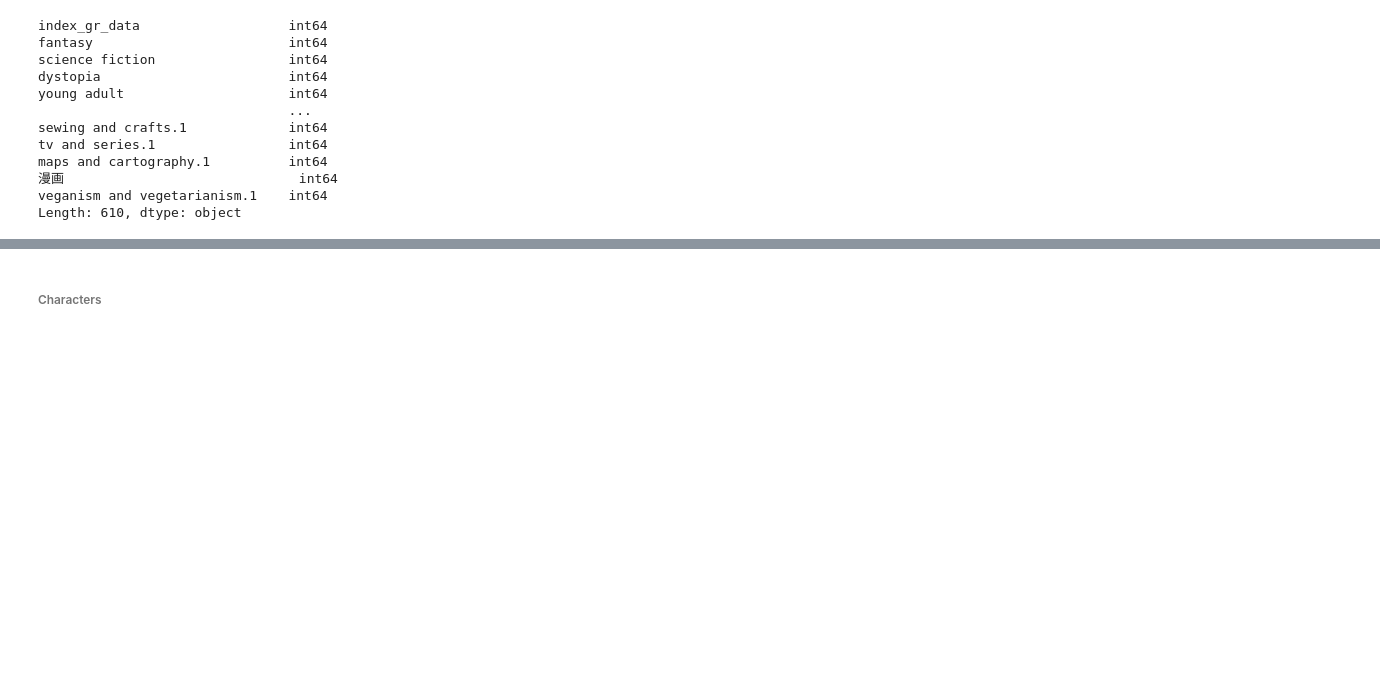
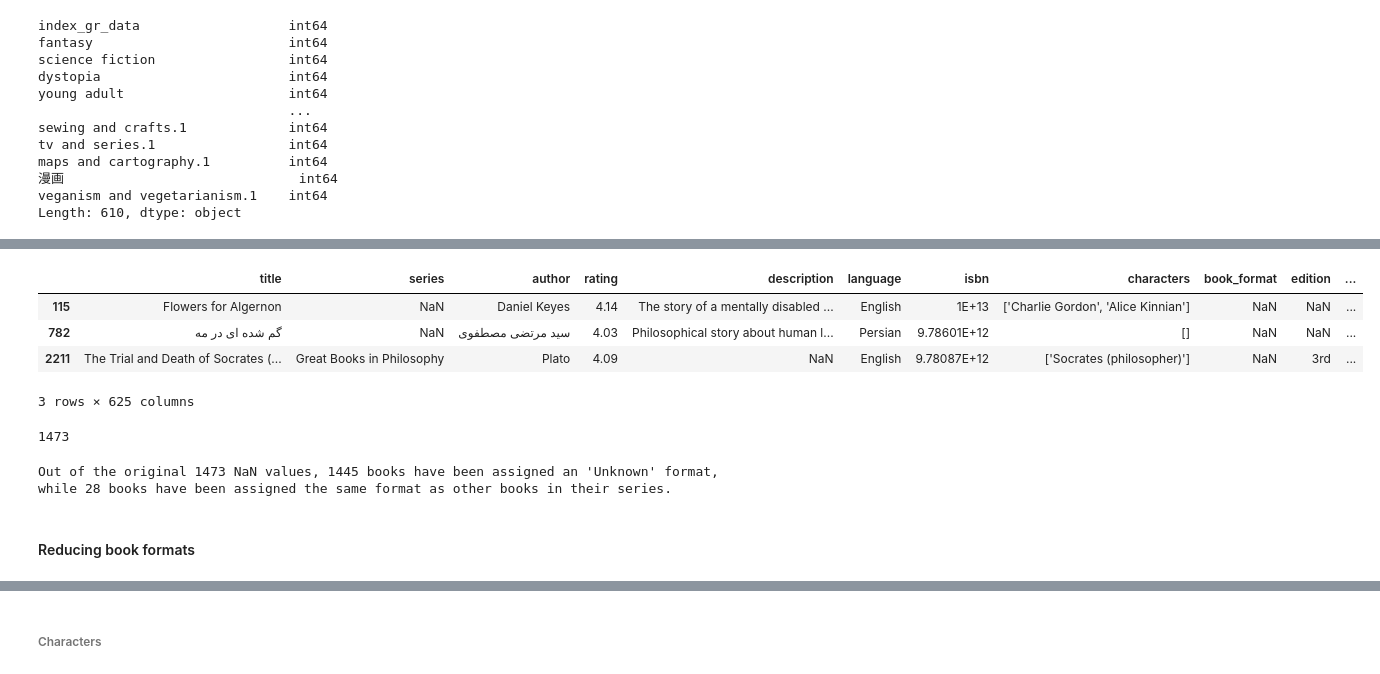
Before and after one commit to alleida23/Final_Project, a Jupyter notebook: goodreads_data.ipynb, the cells around one changed output, grey strips where cells are left out. Saved outputs shown, nothing was run; the diff lists cells and outputs as text; code cells hidden in the pictures; blank space fills up the shorter version.

Commit message:
book format done

```diff
--- a/goodreads_data.ipynb
+++ b/goodreads_data.ipynb
@@ -654,4 +672,0 @@ len(gr_data['book_format'].value_counts(dropna=False))
-# %%
-to_graphic = ['Comics', 'Digital Comic','webtoon','Graphic Novels', 'Comic']
-
-gr_data['book_format'] = gr_data['book_format'].replace(to_replace=to_graphic, value='Comic & Graphic Novel')
@@ -660,4 +672,0 @@ len(gr_data['book_format'].value_counts(dropna=False))
-# %%
-to_boardbook = ['Board book', 'Board']
-
-gr_data['book_format'] = gr_data['book_format'].replace(to_replace=to_boardbook, value='Board Book')
@@ -666,4 +672,0 @@ len(gr_data['book_format'].value_counts(dropna=False))
-# %%
-to_specialed = ['Leather Bound','cloth','Broschiert','Bonded Leather','Gebunden','revised edition','Gebundene Ausgabe']
-
-gr_data['book_format'] = gr_data['book_format'].replace(to_replace=to_specialed, value='Special Edition')
@@ -672,5 +672,0 @@ len(gr_data['book_format'].value_counts(dropna=False))
-# %%
-# Replacing all other formats to 'Other formats'
-to_other_format = [f for f in gr_data['book_format'].unique() if f not in ['Paperback', 'Hardcover','Ebook_Online', 'Audio', 'Board Book', 'Special Edition', 'Comic & Graphic Novel', 'Boxset']]
-
-gr_data['book_format'] = gr_data['book_format'].replace(to_replace=to_other_format, value='Other Format')
@@ -682,0 +673,9 @@ gr_data['book_format'].isna().sum()
+# %%
+display(gr_data[gr_data['book_format'].isnull()].head(3),len(gr_data[gr_data['book_format'].isnull()]))
+# %% [output]
+|  | title | series | author | rating | description | language | isbn | characters | book_format | edition | ... |
+| 115 | Flowers for Algernon | NaN | Daniel Keyes | 4.14 | The story of a mentally disabled ... | English | 1E+13 | ['Charlie Gordon', 'Alice Kinnian'] | NaN | NaN | ... |
+| 782 | گم شده ای در مه | NaN | سید مرتضی مصطفوی | 4.03 | Philosophical story about human l... | Persian | 9.78601E+12 | [] | NaN | NaN | ... |
+| 2211 | The Trial and Death of Socrates (... | Great Books in Philosophy | Plato | 4.09 | NaN | English | 9.78087E+12 | ['Socrates (philosopher)'] | NaN | 3rd | ... |
+3 rows × 625 columns
+1473
@@ -682,0 +724,11 @@ gr_data['book_format'].isna().sum()
+# %%
+# There are 1445 books with 'Unknown format'
+unknown = len(gr_data[gr_data['book_format'] == 'Unknown'])
+
+print("Out of the original 1473 NaN values, " + str(unknown) + " books have been assigned an 'Unknown' format,\nwhile "
+      + str(1473 - unknown) + " books have been assigned the same format as other books in their series.")
+# %% [output]
+Out of the original 1473 NaN values, 1445 books have been assigned an 'Unknown' format,
+while 28 books have been assigned the same format as other books in their series.
+# %% [markdown]
+#### Reducing book formats
```
Also changed, not shown: parts of 73 cells of this notebook.
